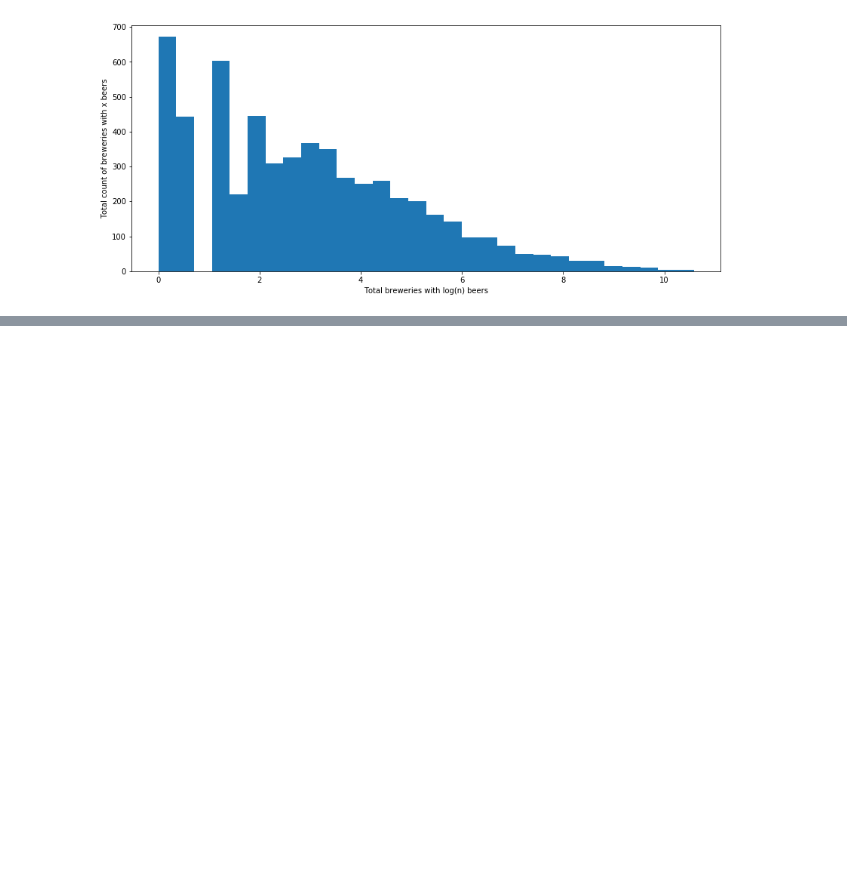
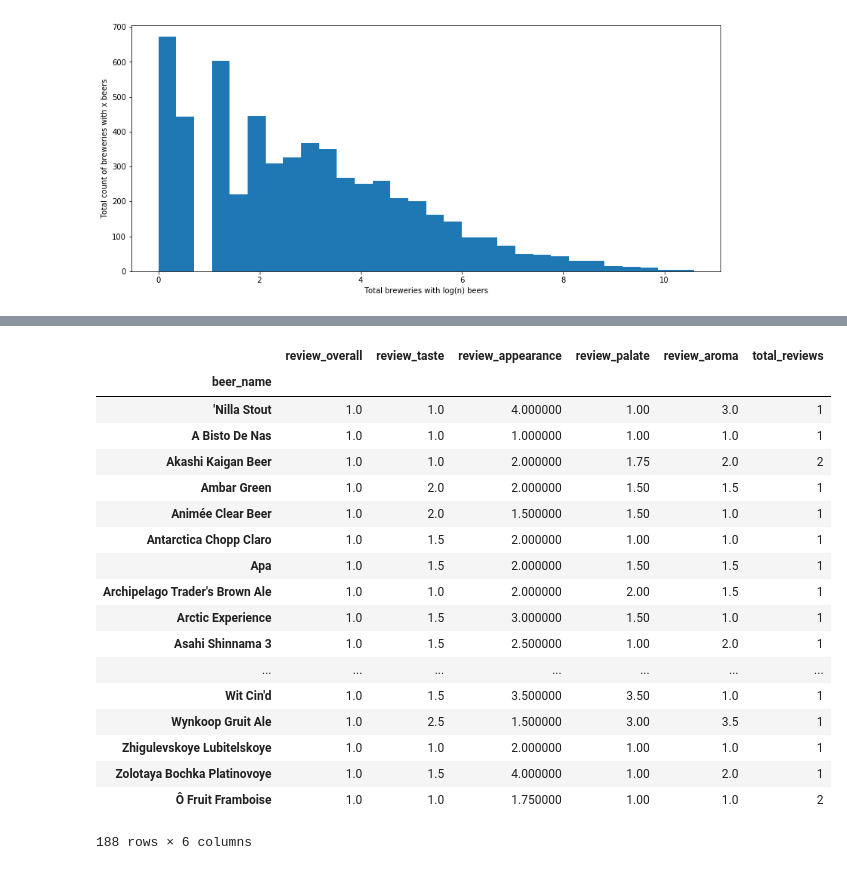
Before and after one commit to SethDKelly/BeerRecommender, a Jupyter notebook: Exploratory_data_analysis.ipynb, the cells around one changed output, grey strips where cells are left out. Cells and saved outputs as stored; diff of their text form; code cells hidden in the pictures; blank space fills up the shorter version.

```diff
--- a/Exploratory_data_analysis.ipynb
+++ b/Exploratory_data_analysis.ipynb
@@ -204,0 +333,22 @@ beer_style_counts.describe()
+# %%
+comparison_beer[comparison_beer.review_overall == comparison_beer.review_overall.min()]
+# %% [output]
+|  | review_overall | review_taste | review_appearance | review_palate | review_aroma | total_reviews |
+| beer_name |  |  |  |  |  |  |
+| 'Nilla Stout | 1.0 | 1.0 | 4.000000 | 1.00 | 3.0 | 1 |
+| A Bisto De Nas | 1.0 | 1.0 | 1.000000 | 1.00 | 1.0 | 1 |
+| Akashi Kaigan Beer | 1.0 | 1.0 | 2.000000 | 1.75 | 2.0 | 2 |
+| Ambar Green | 1.0 | 2.0 | 2.000000 | 1.50 | 1.5 | 1 |
+| Animée Clear Beer | 1.0 | 2.0 | 1.500000 | 1.50 | 1.0 | 1 |
+| Antarctica Chopp Claro | 1.0 | 1.5 | 2.000000 | 1.00 | 1.0 | 1 |
+| Apa | 1.0 | 1.5 | 2.000000 | 1.50 | 1.5 | 1 |
+| Archipelago Trader's Brown Ale | 1.0 | 1.0 | 2.000000 | 2.00 | 1.5 | 1 |
+| Arctic Experience | 1.0 | 1.5 | 3.000000 | 1.50 | 1.0 | 1 |
+| Asahi Shinnama 3 | 1.0 | 1.5 | 2.500000 | 1.00 | 2.0 | 1 |
+| ... | ... | ... | ... | ... | ... | ... |
+| Wit Cin'd | 1.0 | 1.5 | 3.500000 | 3.50 | 1.0 | 1 |
+| Wynkoop Gruit Ale | 1.0 | 2.5 | 1.500000 | 3.00 | 3.5 | 1 |
+| Zhigulevskoye Lubitelskoye | 1.0 | 1.0 | 2.000000 | 1.00 | 1.0 | 1 |
+| Zolotaya Bochka Platinovoye | 1.0 | 1.5 | 4.000000 | 1.00 | 2.0 | 1 |
+| Ô Fruit Framboise | 1.0 | 1.0 | 1.750000 | 1.00 | 1.0 | 2 |
+188 rows × 6 columns
```
Also changed, not shown: parts of 24 cells of this notebook.
